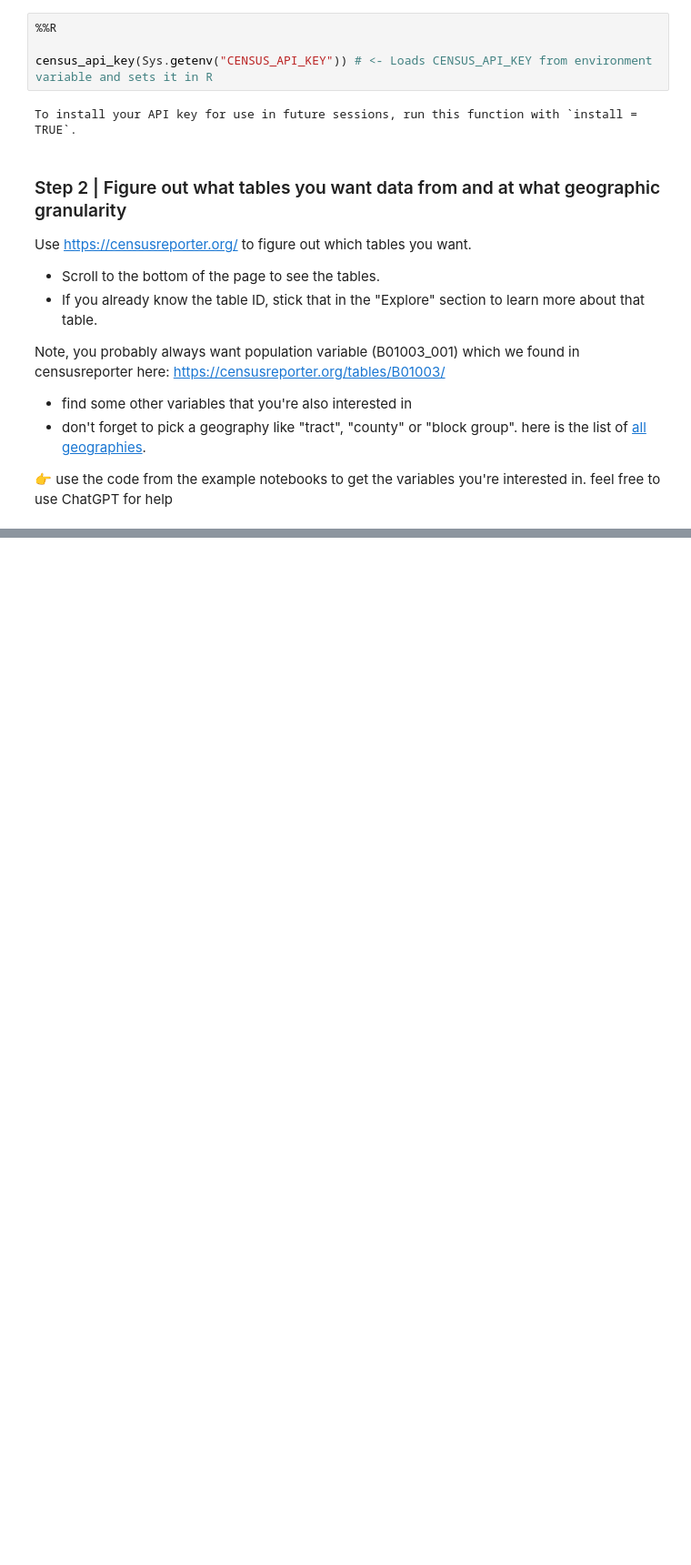
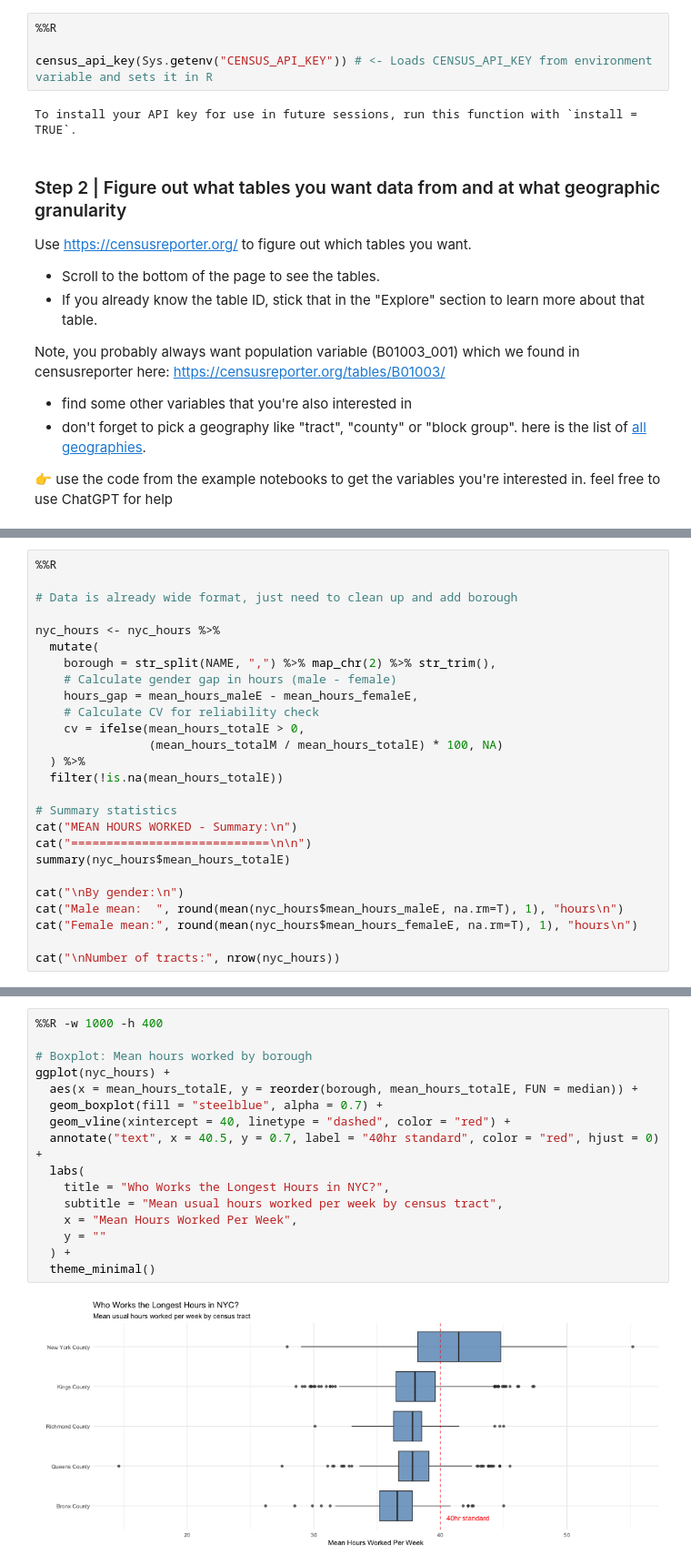
Before and after one commit to data4news/census-data-wongpeiting, a Jupyter notebook: your-question.ipynb, the cells around one changed output, grey strips where cells are left out. Shown at 91% size. Cells and saved outputs as stored; diff of their text form; blank space fills up the shorter version.

```diff
--- a/your-question.ipynb
+++ b/your-question.ipynb
@@ -191,0 +164,26 @@ Use histograms or dotplots to view the distributions
+# %%
+%%R
+
+# Data is already wide format, just need to clean up and add borough
+
+nyc_hours <- nyc_hours %>%
+  mutate(
+    borough = str_split(NAME, ",") %>% map_chr(2) %>% str_trim(),
+    # Calculate gender gap in hours (male - female)
+    hours_gap = mean_hours_maleE - mean_hours_femaleE,
+    # Calculate CV for reliability check
+    cv = ifelse(mean_hours_totalE > 0,
+                (mean_hours_totalM / mean_hours_totalE) * 100, NA)
+  ) %>%
+  filter(!is.na(mean_hours_totalE))
+
+# Summary statistics
+cat("MEAN HOURS WORKED - Summary:\n")
+cat("============================\n\n")
+summary(nyc_hours$mean_hours_totalE)
+
+cat("\nBy gender:\n")
+cat("Male mean:  ", round(mean(nyc_hours$mean_hours_maleE, na.rm=T), 1), "hours\n")
+cat("Female mean:", round(mean(nyc_hours$mean_hours_femaleE, na.rm=T), 1), "hours\n")
+
+cat("\nNumber of tracts:", nrow(nyc_hours))
@@ -191,0 +200,18 @@ Use histograms or dotplots to view the distributions
+# %%
+%%R -w 1000 -h 400
+
+# Boxplot: Mean hours worked by borough
+ggplot(nyc_hours) +
+  aes(x = mean_hours_totalE, y = reorder(borough, mean_hours_totalE, FUN = median)) +
+  geom_boxplot(fill = "steelblue", alpha = 0.7) +
+  geom_vline(xintercept = 40, linetype = "dashed", color = "red") +
+  annotate("text", x = 40.5, y = 0.7, label = "40hr standard", color = "red", hjust = 0) +
+  labs(
+    title = "Who Works the Longest Hours in NYC?",
+    subtitle = "Mean usual hours worked per week by census tract",
+    x = "Mean Hours Worked Per Week",
+    y = ""
+  ) +
+  theme_minimal()
+# %% [output]
+[figure, added]
```
Also changed, not shown: parts of 21 cells of this notebook.
